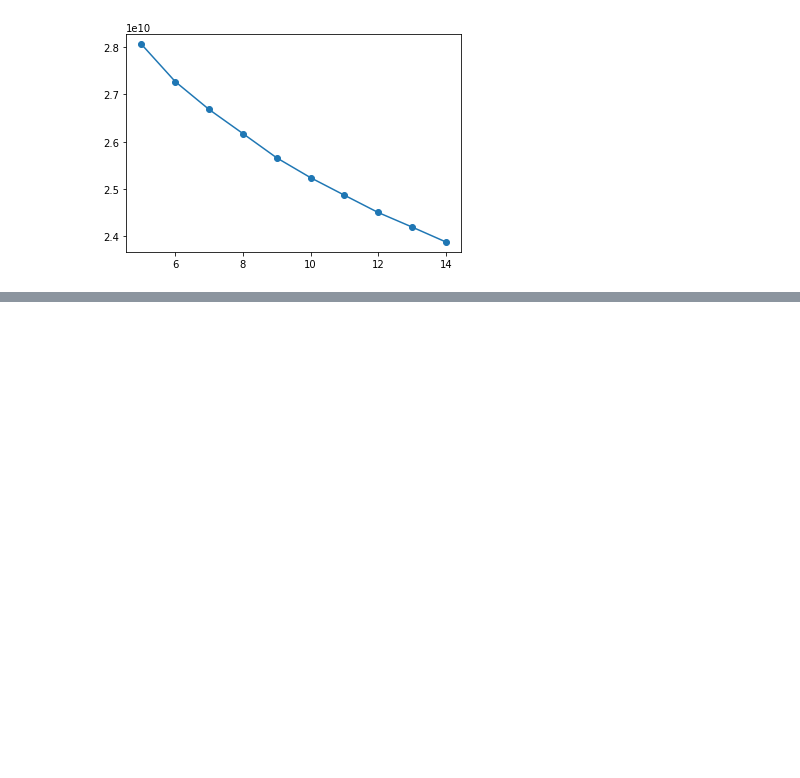
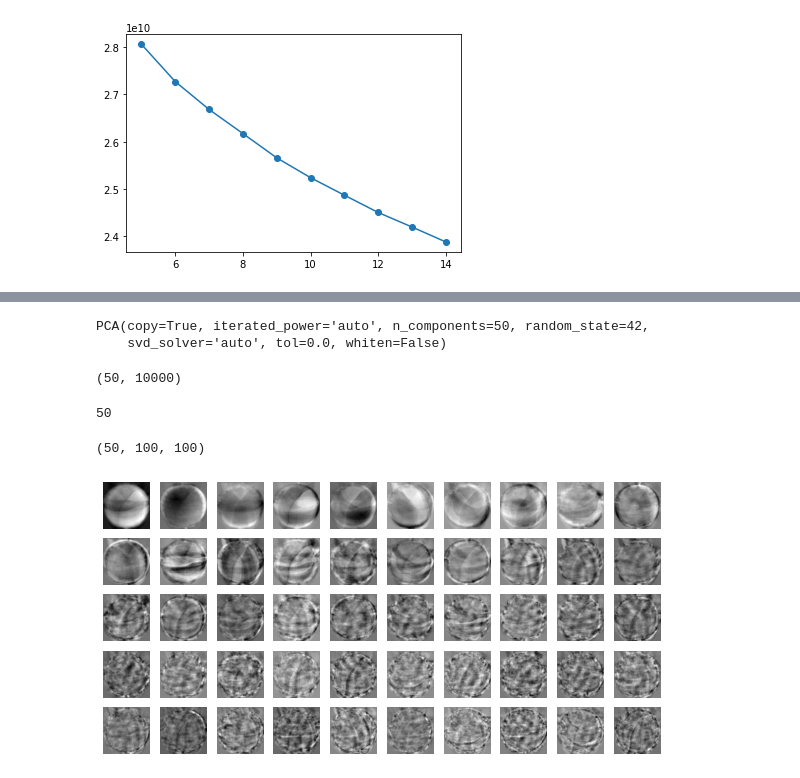
Before and after one commit to JakeOh/202011_itw_bd21, a Jupyter notebook: lab_ml/ml13_cluster.ipynb, the cells around one changed output, grey strips where cells are left out. Cells and saved outputs as stored; diff of their text form; code cells hidden in the pictures; blank space fills up the shorter version.

```diff
--- a/lab_ml/ml13_cluster.ipynb
+++ b/lab_ml/ml13_cluster.ipynb
@@ -465,0 +477,27 @@ plt.show()
+# %%
+# 모델 생성
+pca = PCA(n_components=50, random_state=42)
+# %%
+# 모델 훈련
+pca.fit(fruits_2d)
+# %% [output]
+PCA(copy=True, iterated_power='auto', n_components=50, random_state=42,
+    svd_solver='auto', tol=0.0, whiten=False)
+# %%
+# 훈련 결과 - 주성분(principal component)들을 찾음.
+pca.components_.shape  #> (n_components, h*w)
+# %% [output]
+(50, 10000)
+# %%
+pca.n_components_  # fitting 후 찾은 주성분 개수.
+# %% [output]
+50
+# %%
+components = pca.components_.reshape((-1, 100, 100))
+components.shape
+# %% [output]
+(50, 100, 100)
+# %%
+plot_fruit(components)
+# %% [output]
+[figure, added]
```
Also changed, not shown: parts of 4 cells of this notebook.
